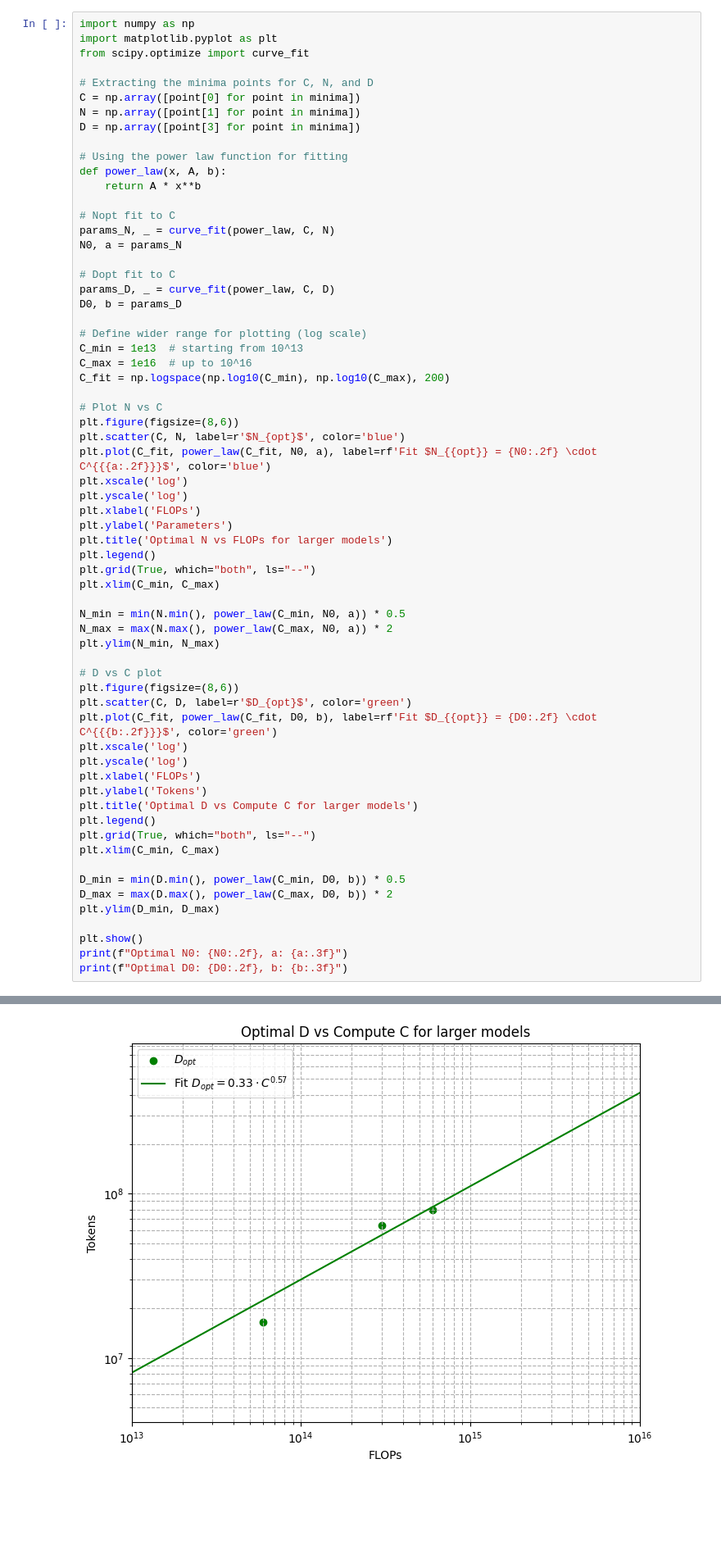
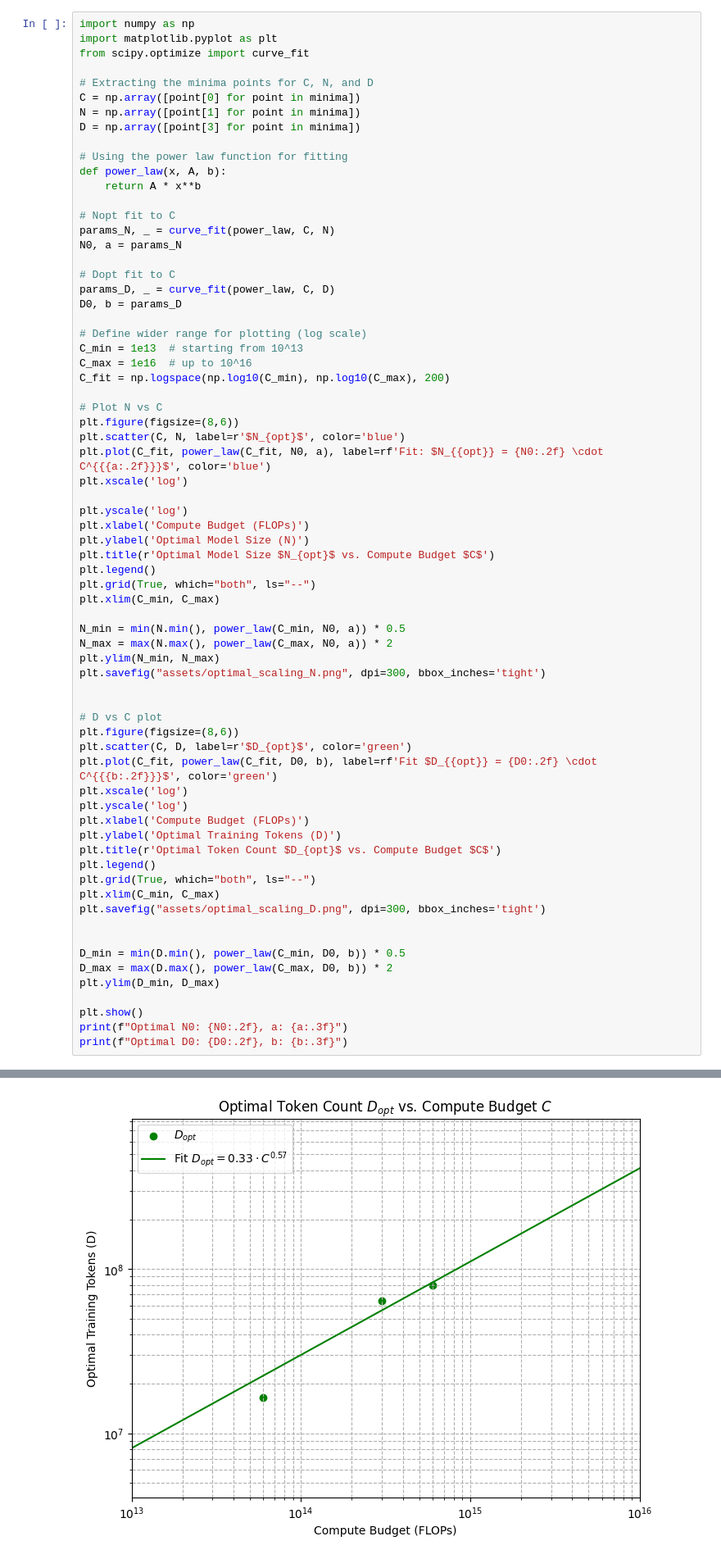
Before and after one commit to ianmm2d/nanoGPT-foundation-models, a Jupyter notebook: scaling_laws.ipynb, the cells around one changed output, grey strips where cells are left out. Shown: that part at 82% size. Cells and saved outputs as stored; diff of their text form; blank space fills up the shorter version.

Commit message:
update: plots

```diff
--- a/scaling_laws.ipynb
+++ b/scaling_laws.ipynb
@@ -737,12 +738,13 @@ C_fit = np.logspace(np.log10(C_min), np.log10(C_max), 200)
 # Plot N vs C
 plt.figure(figsize=(8,6))
 plt.scatter(C, N, label=r'$N_{opt}$', color='blue')
-plt.plot(C_fit, power_law(C_fit, N0, a), label=rf'Fit $N_{{opt}} = {N0:.2f} \cdot C^{{{a:.2f}}}$', color='blue')
+plt.plot(C_fit, power_law(C_fit, N0, a), label=rf'Fit: $N_{{opt}} = {N0:.2f} \cdot C^{{{a:.2f}}}$', color='blue')
 plt.xscale('log')
+
 plt.yscale('log')
-plt.xlabel('FLOPs')
-plt.ylabel('Parameters')
-plt.title('Optimal N vs FLOPs for larger models')
+plt.xlabel('Compute Budget (FLOPs)')
+plt.ylabel('Optimal Model Size (N)')
+plt.title(r'Optimal Model Size $N_{opt}$ vs. Compute Budget $C$')
 plt.legend()
 plt.grid(True, which="both", ls="--")
 plt.xlim(C_min, C_max)
@@ -750,6 +752,8 @@ plt.xlim(C_min, C_max)
 N_min = min(N.min(), power_law(C_min, N0, a)) * 0.5
 N_max = max(N.max(), power_law(C_max, N0, a)) * 2
 plt.ylim(N_min, N_max)
+plt.savefig("assets/optimal_scaling_N.png", dpi=300, bbox_inches='tight')
+
 
 # D vs C plot
 plt.figure(figsize=(8,6))
@@ -757,12 +761,14 @@ plt.scatter(C, D, label=r'$D_{opt}$', color='green')
 plt.plot(C_fit, power_law(C_fit, D0, b), label=rf'Fit $D_{{opt}} = {D0:.2f} \cdot C^{{{b:.2f}}}$', color='green')
 plt.xscale('log')
 plt.yscale('log')
-plt.xlabel('FLOPs')
-plt.ylabel('Tokens')
-plt.title('Optimal D vs Compute C for larger models')
+plt.xlabel('Compute Budget (FLOPs)')
+plt.ylabel('Optimal Training Tokens (D)')
+plt.title(r'Optimal Token Count $D_{opt}$ vs. Compute Budget $C$')
 plt.legend()
 plt.grid(True, which="both", ls="--")
 plt.xlim(C_min, C_max)
+plt.savefig("assets/optimal_scaling_D.png", dpi=300, bbox_inches='tight')
+
 
 D_min = min(D.min(), power_law(C_min, D0, b)) * 0.5
 D_max = max(D.max(), power_law(C_max, D0, b)) * 2
@@ -776,4 +782,4 @@ print(f"Optimal D0: {D0:.2f}, b: {b:.3f}")
-[figure, old version]
+[figure, new version]
 Optimal N0: 8.60, a: 0.348
 Optimal D0: 0.33, b: 0.568
 # %% [markdown]
```
Also changed, not shown: parts of 2 cells of this notebook, 6 other files.
